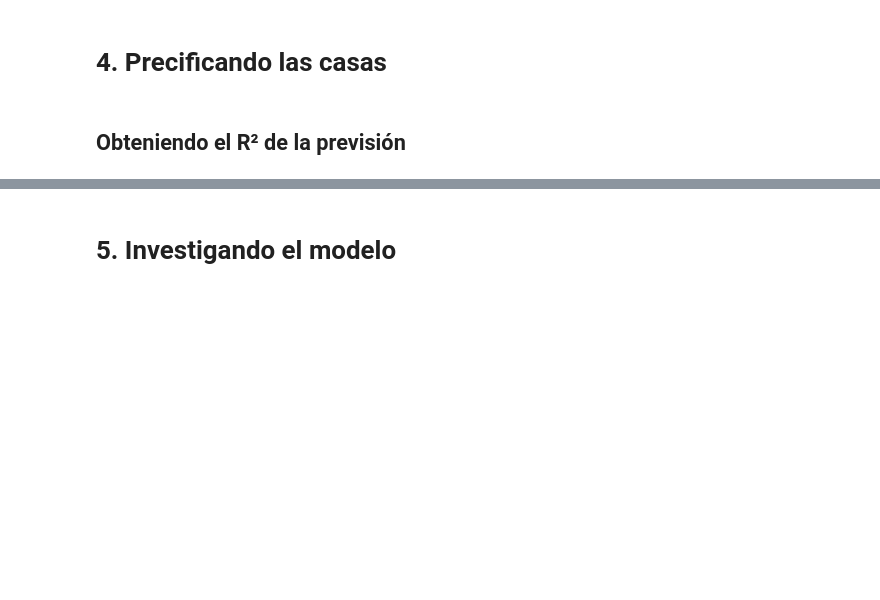
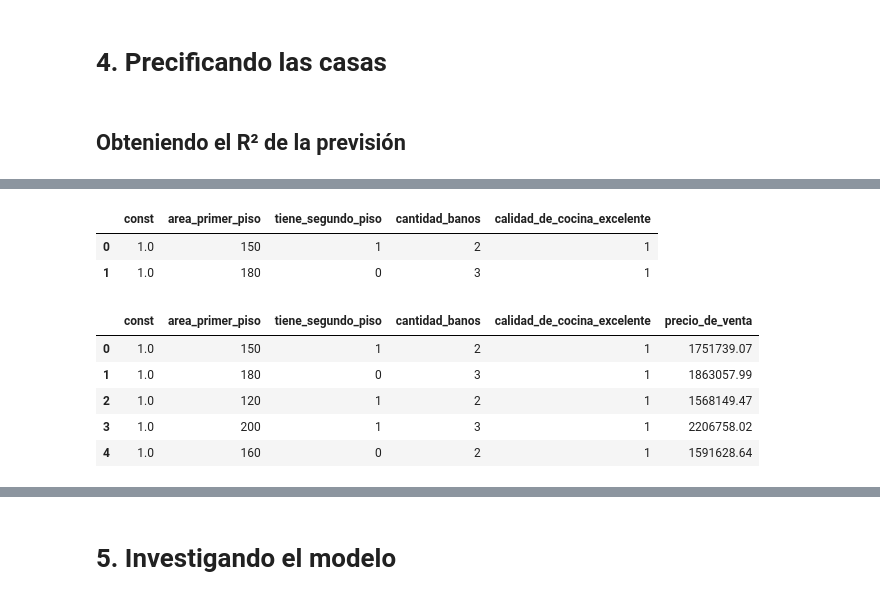
Before and after one commit to JLuceroVasquez/data-science-probando-relaciones-con-regresion-lineal, a Jupyter notebook: precios-de-inmuebles-regresion-lineal.ipynb, the cells around one changed output, grey strips where cells are left out. Saved outputs shown, nothing was run; the diff lists cells and outputs as text; code cells hidden in the pictures; blank space fills up the shorter version.

```diff
--- a/precios-de-inmuebles-regresion-lineal.ipynb
+++ b/precios-de-inmuebles-regresion-lineal.ipynb
@@ -405,0 +486,4 @@ Cuál es el modelo?
+# %%
+#Se añade una constante a las variables predictivas.
+x_train_desafio_3 = sm.add_constant(x_train_desafio_3)
+x_train_desafio_3.columns
@@ -409,3 +546,5 @@ Cuál es el modelo?
 ## Obteniendo el R² de la previsión
 # %%
 # Añadiendo una constante en X_test
+x_prueba = sm.add_constant(x_prueba)
+x_prueba.head(2)
@@ -435,0 +622,6 @@ Cuál es el modelo?
+# %%
+# Importando el dataframes
+url_aula_4 = 'https://github.com/JLuceroVasquez/data-science-probando-relaciones-con-regresion-lineal/raw/refs/heads/main/datos-desafios/aula-4-precios-nuevas-casas.csv'
+
+nuevas_casas = pd.read_csv(url_aula_4, sep=';', encoding='UTF-8-SIG')
+nuevas_casas.info()
@@ -436,3 +641,24 @@ Cuál es el modelo?
+# %%
+# Añadiendo una constante
+nuevas_casas.drop(columns='Casa', inplace=True)
+nuevas_casas = sm.add_constant(nuevas_casas)
+nuevas_casas.head(2)
+# %% [output]
+|  | const | area_primer_piso | tiene_segundo_piso | cantidad_banos | calidad_de_cocina_excelente |
+| 0 | 1.0 | 150 | 1 | 2 | 1 |
+| 1 | 1.0 | 180 | 0 | 3 | 1 |
 # %%
 # Cuál es el precio de estas nuevas casas?
-# precio_casas = pd.DataFrame()
+nuevas_casas['precio_de_venta'] = modelo_3.predict(nuevas_casas[['const',
+                                                                 'area_primer_piso',
+                                                                 'tiene_segundo_piso',
+                                                                 'cantidad_banos',
+                                                                 'calidad_de_cocina_excelente']]).round(2)
+nuevas_casas.head()
+# %% [output]
+|  | const | area_primer_piso | tiene_segundo_piso | cantidad_banos | calidad_de_cocina_excelente | precio_de_venta |
+| 0 | 1.0 | 150 | 1 | 2 | 1 | 1751739.07 |
+| 1 | 1.0 | 180 | 0 | 3 | 1 | 1863057.99 |
+| 2 | 1.0 | 120 | 1 | 2 | 1 | 1568149.47 |
+| 3 | 1.0 | 200 | 1 | 3 | 1 | 2206758.02 |
+| 4 | 1.0 | 160 | 0 | 2 | 1 | 1591628.64 |
```
Also changed, not shown: parts of 38 cells of this notebook.
